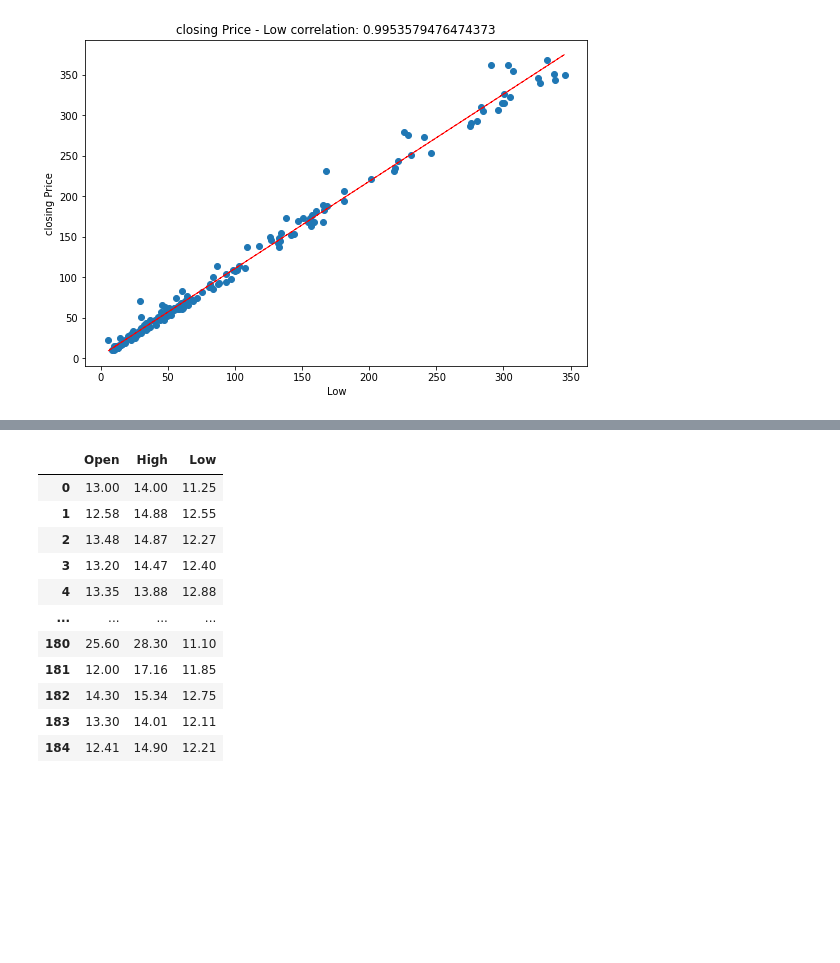
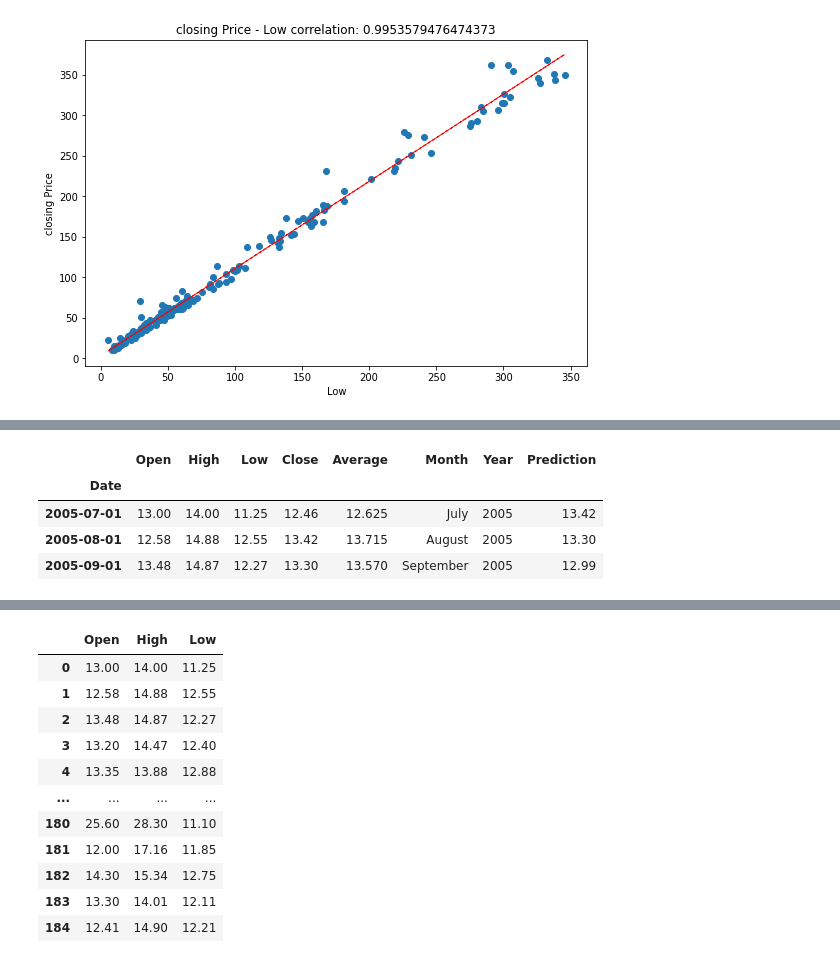
Before and after one commit to ramank123/Yes-Bank-Stock-Closing-Price-Prediction, a Jupyter notebook: Yes_Bank_Stock_Closing_Price_Prediction.ipynb, the cells around one changed output, grey strips where cells are left out. Saved outputs shown, nothing was run; the diff lists cells and outputs as text; code cells hidden in the pictures; blank space fills up the shorter version.

```diff
--- a/Yes_Bank_Stock_Closing_Price_Prediction.ipynb
+++ b/Yes_Bank_Stock_Closing_Price_Prediction.ipynb
@@ -256,0 +276,11 @@ plt.show()
+# %%
+# Create a column 'Prediction' and shift 'n' Months for future prediction
+future_months = 1
+df['Prediction'] = df[['Close']].shift(-future_months)               # Shift() Function shifts index by the desired number of periods
+df.head(3)
+# %% [output]
+|  | Open | High | Low | Close | Average | Month | Year | Prediction |
+| Date |  |  |  |  |  |  |  |  |
+| 2005-07-01 | 13.00 | 14.00 | 11.25 | 12.46 | 12.625 | July | 2005 | 13.42 |
+| 2005-08-01 | 12.58 | 14.88 | 12.55 | 13.42 | 13.715 | August | 2005 | 13.30 |
+| 2005-09-01 | 13.48 | 14.87 | 12.27 | 13.30 | 13.570 | September | 2005 | 12.99 |
```
Also changed, not shown: parts of 4 cells of this notebook.
